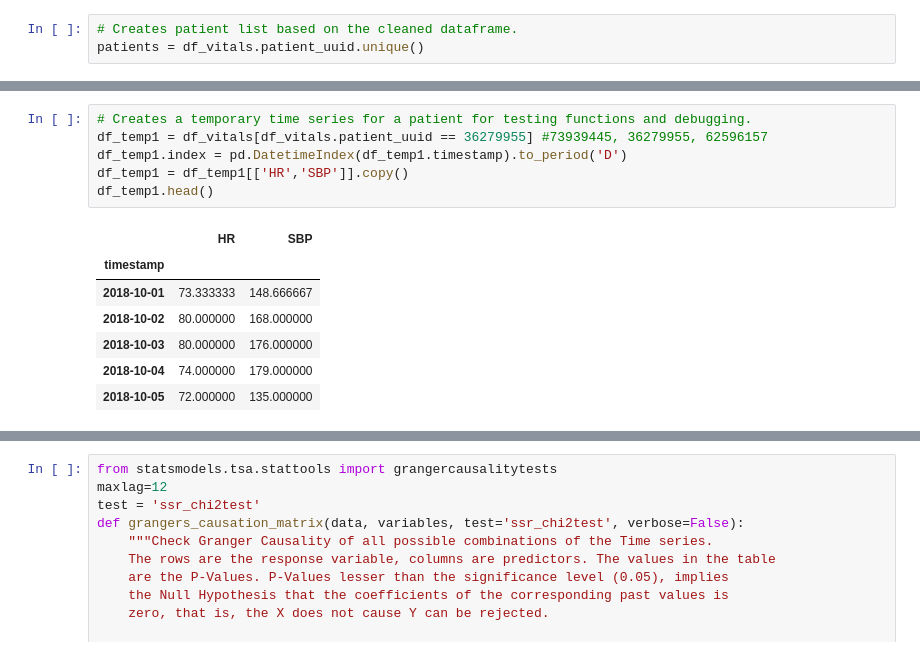
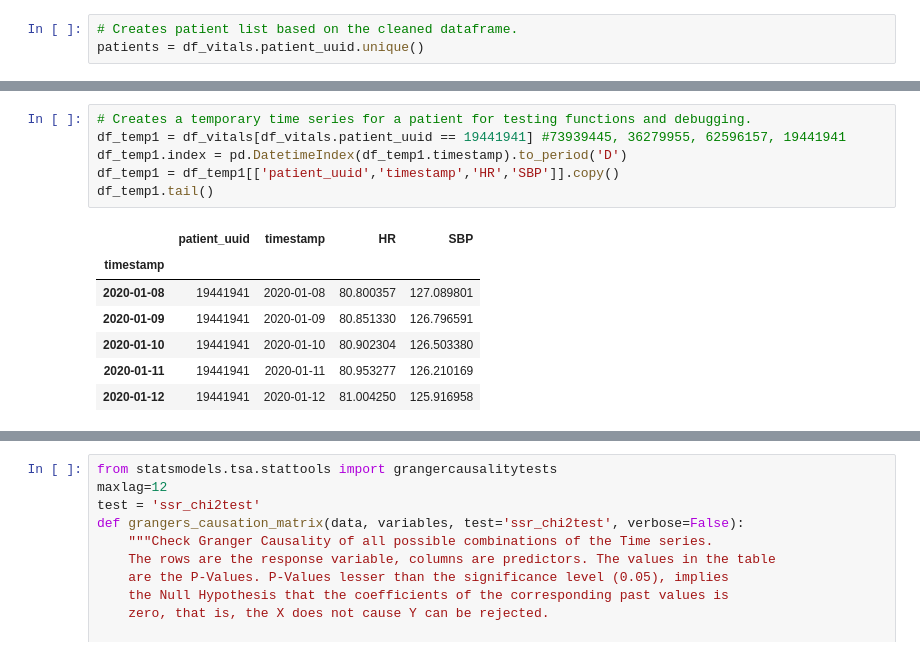
Before and after one commit to PKing70/Sentinel, a Jupyter notebook: VAR/VAR.ipynb, the cells around one changed output, grey strips where cells are left out. Drawn from its saved outputs; the diff is of its cells as text.

```diff
--- a/VAR/VAR.ipynb
+++ b/VAR/VAR.ipynb
@@ -59,14 +70,14 @@ patients = df_vitals.patient_uuid.unique()
 # %%
 # Creates a temporary time series for a patient for testing functions and debugging.
-df_temp1 = df_vitals[df_vitals.patient_uuid == 36279955] #73939445, 36279955, 62596157
+df_temp1 = df_vitals[df_vitals.patient_uuid == 19441941] #73939445, 36279955, 62596157, 19441941
 df_temp1.index = pd.DatetimeIndex(df_temp1.timestamp).to_period('D')
-df_temp1 = df_temp1[['HR','SBP']].copy()
-df_temp1.head()
+df_temp1 = df_temp1[['patient_uuid','timestamp','HR','SBP']].copy()
+df_temp1.tail()
 # %% [output]
-|  | HR | SBP |
-| timestamp |  |  |
-| 2018-10-01 | 73.333333 | 148.666667 |
-| 2018-10-02 | 80.000000 | 168.000000 |
-| 2018-10-03 | 80.000000 | 176.000000 |
-| 2018-10-04 | 74.000000 | 179.000000 |
-| 2018-10-05 | 72.000000 | 135.000000 |
+|  | patient_uuid | timestamp | HR | SBP |
+| timestamp |  |  |  |  |
+| 2020-01-08 | 19441941 | 2020-01-08 | 80.800357 | 127.089801 |
+| 2020-01-09 | 19441941 | 2020-01-09 | 80.851330 | 126.796591 |
+| 2020-01-10 | 19441941 | 2020-01-10 | 80.902304 | 126.503380 |
+| 2020-01-11 | 19441941 | 2020-01-11 | 80.953277 | 126.210169 |
+| 2020-01-12 | 19441941 | 2020-01-12 | 81.004250 | 125.916958 |
```
Also changed, not shown: parts of 25 cells of this notebook, 1 other file.
